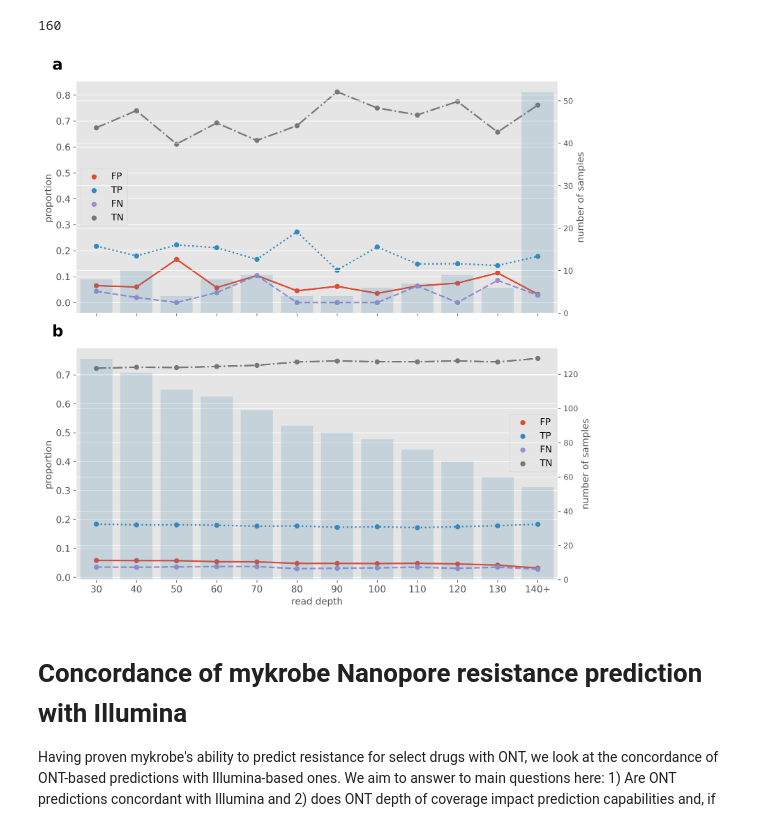
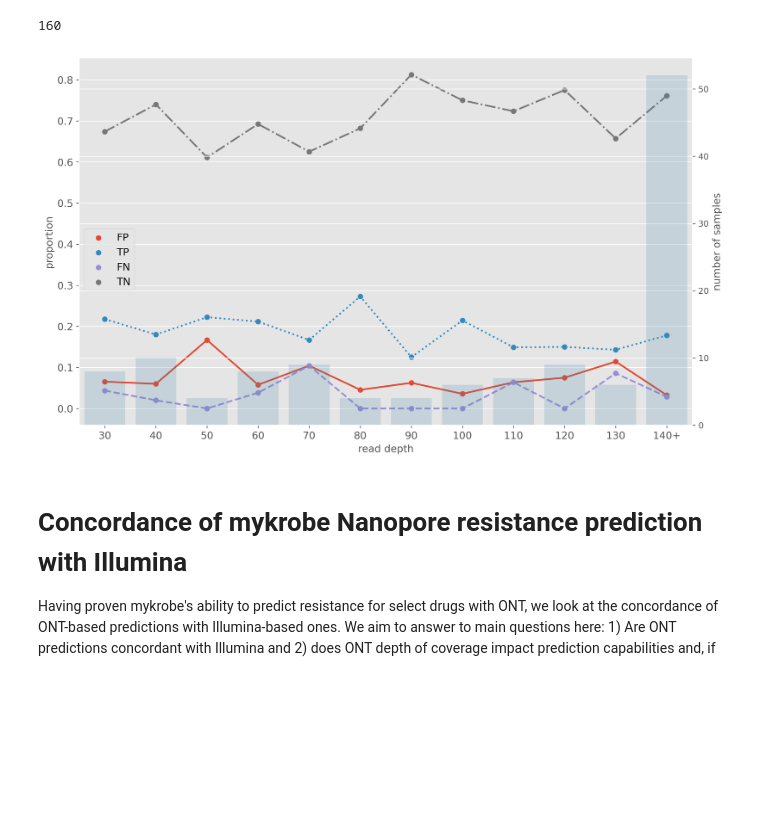
Before and after one commit to mbhall88/head_to_head_pipeline, a Jupyter notebook: analysis/resistance_prediction/workflow/notebooks/analysis_eda.ipynb, the cells around one changed output. Drawn from its saved outputs; the diff is of its cells as text; code cells hidden in the pictures; blank space fills up the shorter version.

```diff
--- a/analysis/resistance_prediction/workflow/notebooks/analysis_eda.ipynb
+++ b/analysis/resistance_prediction/workflow/notebooks/analysis_eda.ipynb
@@ -895,7 +902,7 @@ decum_summary = pd.DataFrame(
 160
 # %%
 with sns.plotting_context(rc={"lines.linewidth": 1.1}):
-    fig, axes = plt.subplots(nrows=2, figsize=(10, 10), dpi=300, sharex=True)
+    fig, axes = plt.subplots(nrows=1, figsize=(13, 8), dpi=300, sharex=True, squeeze=False)
     ax = axes.flatten()[0]
     for tool, ax in zip(TOOLS, [ax]):
         x = "coverage"
@@ -906,70 +913,70 @@ with sns.plotting_context(rc={"lines.linewidth": 1.1}):
         data = summary.query("technology == @tech and tool == @tool")
         sns.pointplot(
             data=data,
             x=x,
             y=y,
             hue=hue,
             ax=ax,
             linestyles=linestyles,
             alpha=0.9,
         )
-        ax.set_xlabel("")
+        ax.set_xlabel("read depth", fontsize=12)
 #         ax.set(title=f"tool = {tool}")
 
         ax2 = ax.twinx()
         sns.barplot(data=data, x=x, y="total", ax=ax2, color=blue, alpha=0.2)
         ax2.set_ylabel("number of samples", fontsize=12)
 
 
     xlabels = ax2.get_xticklabels()
     xlabels[-1].set_text(xlabels[-1].get_text() + "+")
     ax2.set_xticklabels(xlabels)
 #     ax.set_xlabel("read depth", fontsize=12)
     ax.tick_params("both", labelsize=12)
-    ax.text(-0.05, 1.05, "a", transform=ax.transAxes, size=20, weight='bold')
+#     ax.text(-0.05, 1.05, "a", transform=ax.transAxes, size=20, weight='bold')
     ax.set_zorder(1)
     ax2.set_zorder(1)
-    l = ax.legend(loc=6, bbox_to_anchor=(0, 0.5), fontsize=12)
+    l = ax.legend(loc=6, bbox_to_anchor=(0, 0.45), fontsize=12)
     l.set_zorder=(2)
 
-    ax = axes.flatten()[1]
-    for tool, ax in zip(TOOLS, [ax]):
-        x = "coverage"
-        y = "proportion"
-        hue = "classification"
-        tech = "nanopore"
-        linestyles = ["solid", "dotted", "dashed", "dashdot"]
-        data = decum_summary.query("technology == @tech and tool == @tool")
-        sns.pointplot(
-            data=data,
-            x=x,
-            y=y,
-            hue=hue,
-            ax=ax,
-            linestyles=linestyles,
-            alpha=0.9,
-        )
-        ax.set_xlabel("")
-#         ax.set(title=f"tool = {tool}")
+#     ax = axes.flatten()[1]
+#     for tool, ax in zip(TOOLS, [ax]):
+#         x = "coverage"
+#         y = "proportion"
+#         hue = "classification"
+#         tech = "nanopore"
+#         linestyles = ["solid", "dotted", "dashed", "dashdot"]
+#         data = decum_summary.query("technology == @tech and tool == @tool")
+#         sns.pointplot(
+#             data=data,
+#             x=x,
+#             y=y,
+#             hue=hue,
+#             ax=ax,
+#             linestyles=linestyles,
+#             alpha=0.9,
+#         )
+#         ax.set_xlabel("")
+#         #ax.set(title=f"tool = {tool}")
 
-        ax2 = ax.twinx()
-        sns.barplot(data=data, x=x, y="total", ax=ax2, color=blue, alpha=0.2)
-        ax2.set_ylabel("number of samples", fontsize=12)
+#         ax2 = ax.twinx()
+#         sns.barplot(data=data, x=x, y="total", ax=ax2, color=blue, alpha=0.2)
+#         ax2.set_ylabel("number of samples", fontsize=12)
 
 
-    xlabels = ax2.get_xticklabels()
-    xlabels[-1].set_text(xlabels[-1].get_text() + "+")
-    ax2.set_xticklabels(xlabels)
-    ax.set_xlabel("read depth", fontsize=12)
-    ax.tick_params("both", labelsize=12)
-    ax.text(-0.05, 1.05, "b", transform=ax.transAxes, size=20, weight='bold')
-    ax.set_zorder(1)
-    ax2.set_zorder(1)
-    l = ax.legend(loc=6, bbox_to_anchor=(0.89, 0.59), fontsize=12)
-    l.set_zorder=(2)
-    plt.tight_layout()
+#     xlabels = ax2.get_xticklabels()
+#     xlabels[-1].set_text(xlabels[-1].get_text() + "+")
+#     ax2.set_xticklabels(xlabels)
+#     ax.set_xlabel("read depth", fontsize=12)
+#     ax.tick_params("both", labelsize=12)
+#     ax.text(-0.05, 1.05, "b", transform=ax.transAxes, size=20, weight='bold')
+#     ax.set_zorder(1)
+#     ax2.set_zorder(1)
+#     l = ax.legend(loc=6, bbox_to_anchor=(0.89, 0.59), fontsize=12)
+#     l.set_zorder=(2)
+#     plt.tight_layout()
 # %% [output]
-[figure, old version]
+[figure, new version]
 # %% [markdown]
 # Concordance of mykrobe Nanopore resistance prediction with Illumina
 Having proven mykrobe's ability to predict resistance for select drugs with ONT, we look at the concordance of ONT-based predictions with Illumina-based ones. We aim to answer to main questions here: 1) Are ONT predictions concordant with Illumina and 2) does ONT depth of coverage impact prediction capabilities and, if so, what is the coverage threshold for this impact?
```
Also changed, not shown: parts of 3 cells of this notebook, 3 other files.
